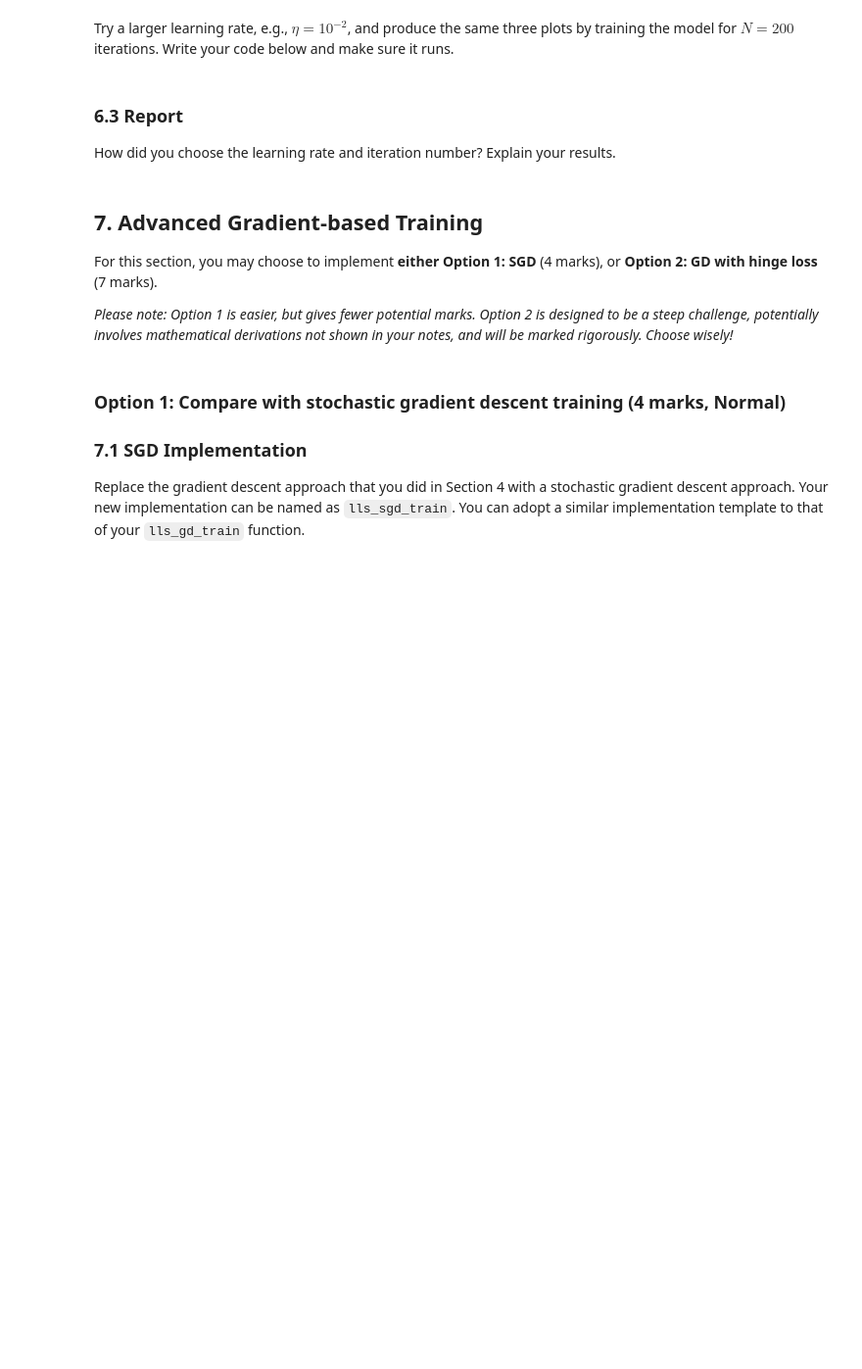
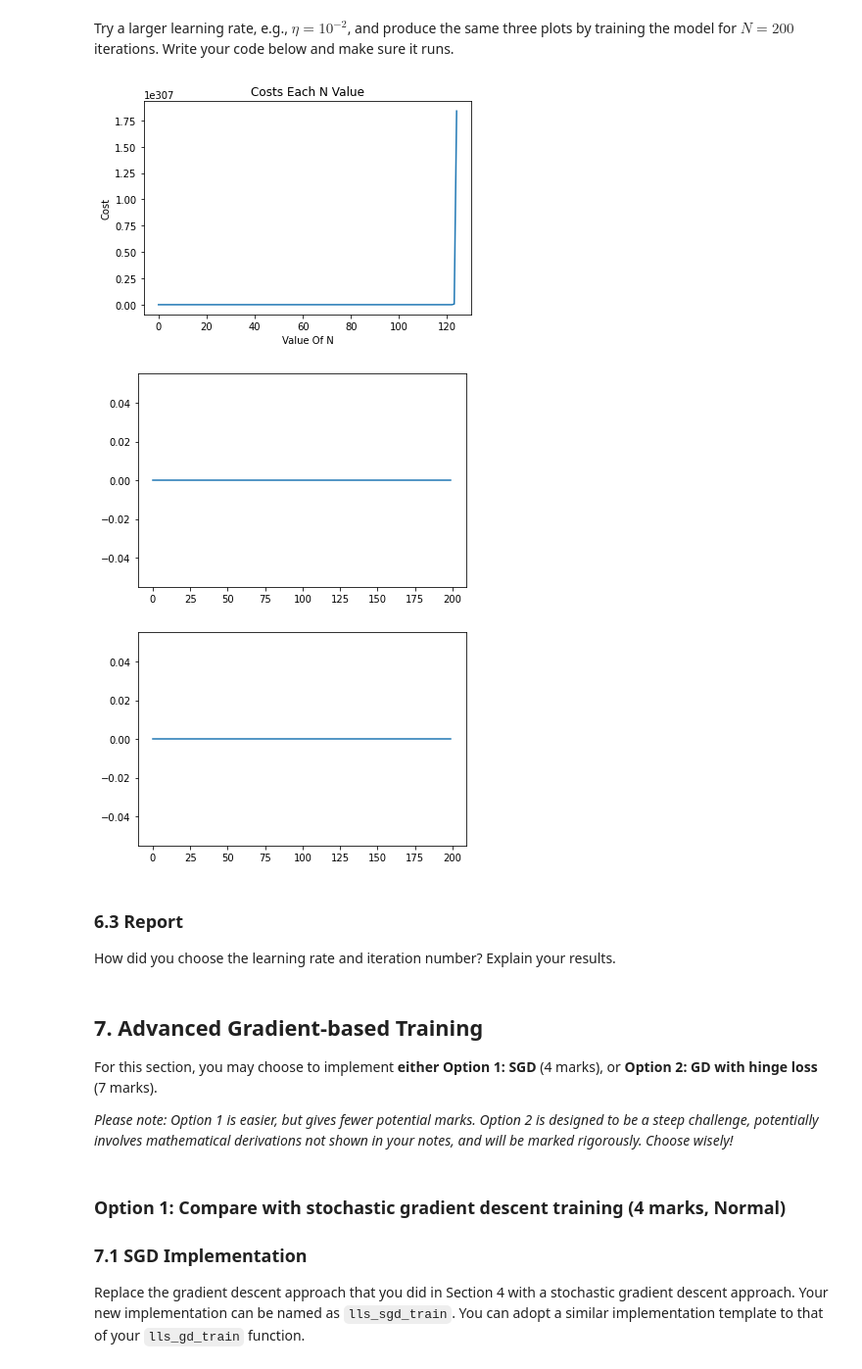
Before and after one commit to Georgegoodey/machineLearning, a Jupyter notebook: 24112-Lab2-S-Practice2.ipynb, the cells around one changed output. Shown: that part at 98% size. Drawn from its saved outputs; the diff is of its cells as text; code cells hidden in the pictures; blank space fills up the shorter version.

```diff
--- a/24112-Lab2-S-Practice2.ipynb
+++ b/24112-Lab2-S-Practice2.ipynb
@@ -358,3 +420,37 @@ Try a larger learning rate, e.g., $\eta=10^{-2}$, and produce the same three plo
+# %%
+costs,weights = lls_gd_train(trData, trLabel, 200, 0.01)
+
+trainingAccuracies = []
+testingAccuracies = []
+
+for i in range(200):
+    currentWeights = weights[i]
+    predictedTrainingOutputs = lls_gd_predict(currentWeights, trData)
+    predictedTrainingOutputs = np.round(predictedTrainingOutputs)
+    trainingAccuracy = np.sum(predictedTrainingOutputs == trLabel)/predictedTrainingOutputs.shape[0]
+    trainingAccuracies.append(trainingAccuracy)
+    predictedTestingOutputs = lls_gd_predict(currentWeights, teData)
+    predictedTestingOutputs = np.round(predictedTestingOutputs)
+    testingAccuracy = np.sum(predictedTestingOutputs == teLabel)/predictedTestingOutputs.shape[0]
+    testingAccuracies.append(testingAccuracy)
+
+x = range(200)
+y1 = costs
+y2 = trainingAccuracies
+y3 = testingAccuracies
+plt.xlabel('Value Of N')
+plt.ylabel('Cost')
+plt.errorbar(x, y1)
+plt.title('Costs Each N Value')
+plt.show()
+plt.errorbar(x, y2)
+plt.show()
+plt.errorbar(x, y3)
+plt.show()
+# %% [output]
+[figure, added]
+[figure, added]
+[figure, added]
 # %% [markdown]
 ### 6.3 Report
 
```
Also changed, not shown: parts of 14 cells of this notebook.
